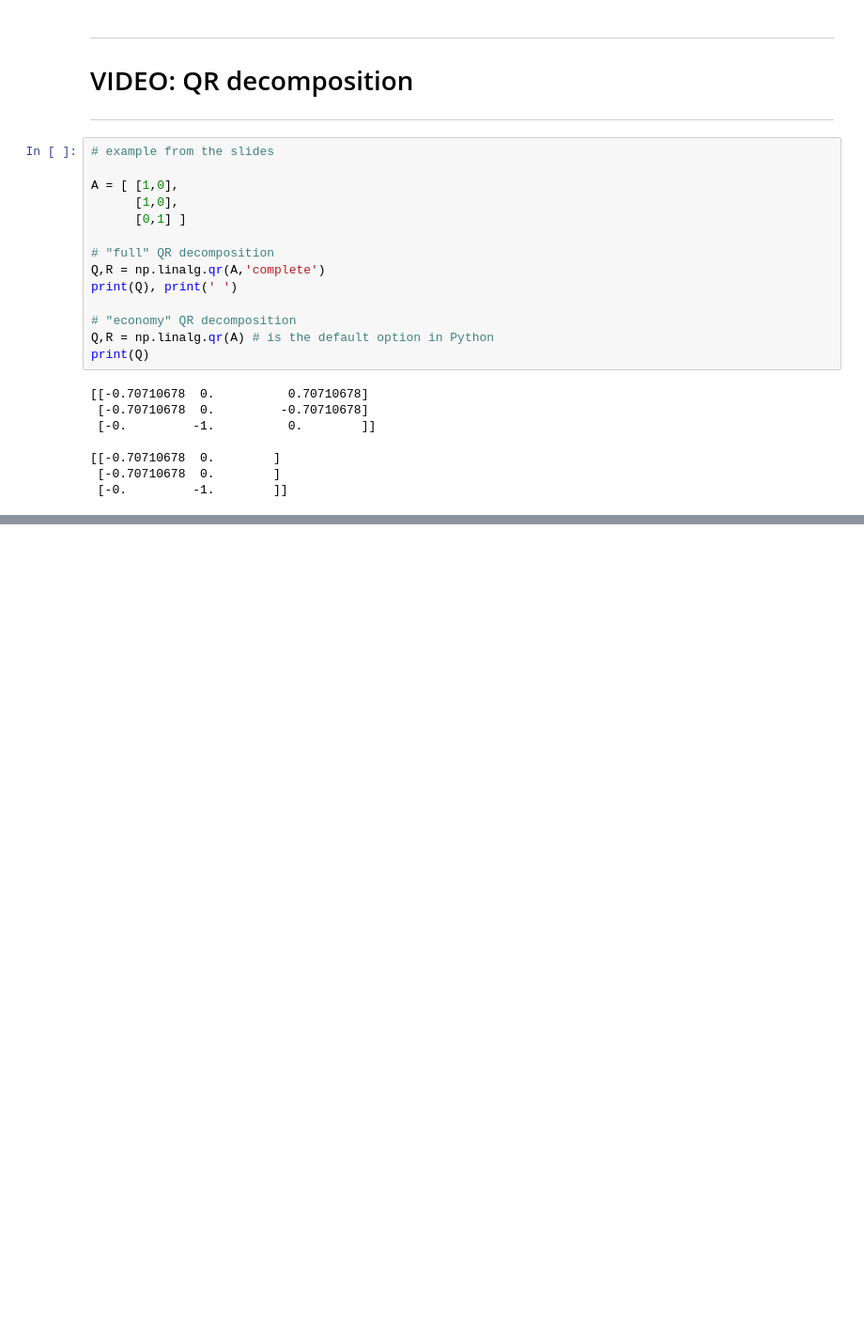
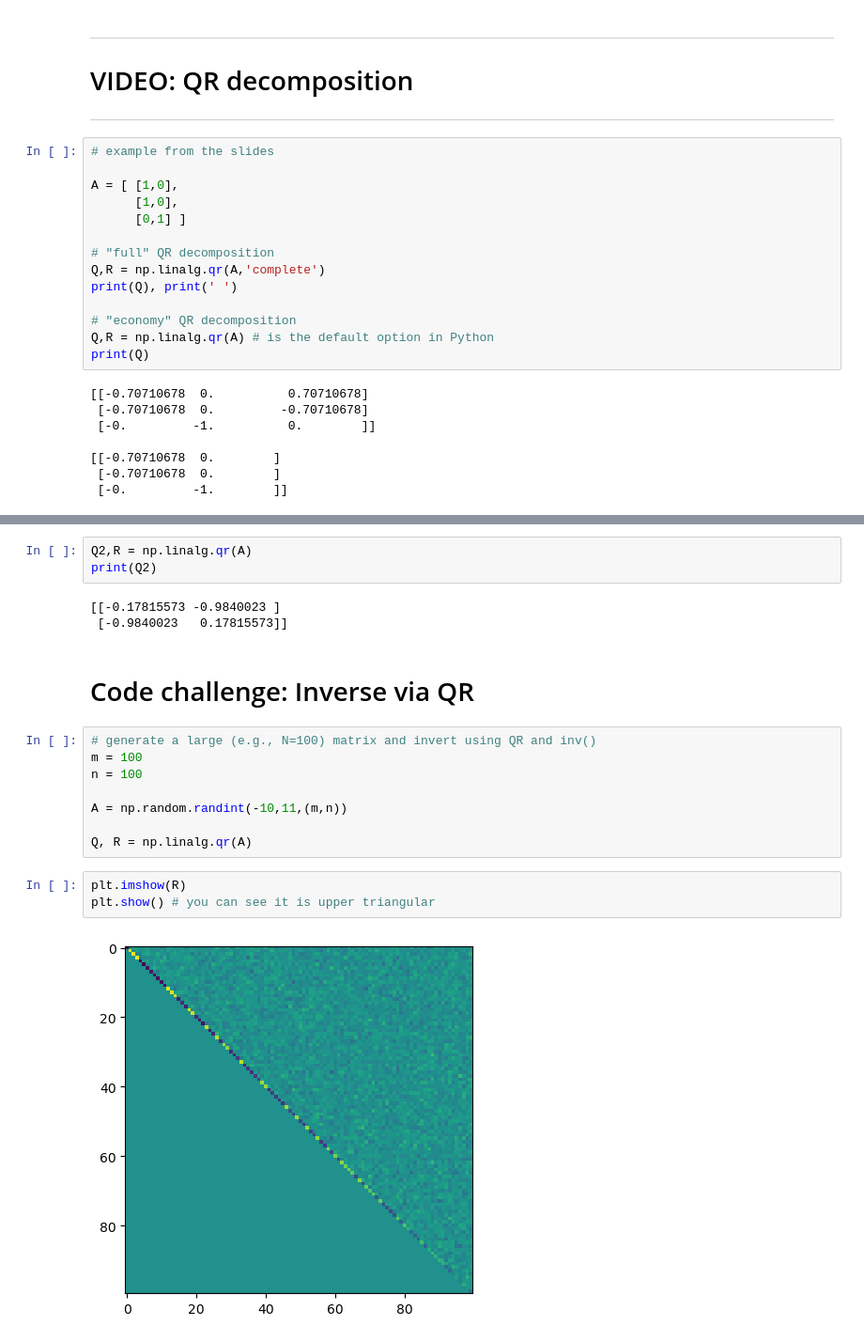
Before and after one commit to kaish-yo/LinearAlgebra_courseMaterials, a Jupyter notebook: 11_projorth/LA_projorth_allCode.ipynb, the cells around one changed output, grey strips where cells are left out. Shown: that part at 94% size. Cells and saved outputs as stored; diff of their text form; blank space fills up the shorter version.

```diff
--- a/11_projorth/LA_projorth_allCode.ipynb
+++ b/11_projorth/LA_projorth_allCode.ipynb
@@ -231,0 +358,21 @@ plt.plot()
+# %%
+Q2,R = np.linalg.qr(A)
+print(Q2)
+# %% [output]
+[[-0.17815573 -0.9840023 ]
+ [-0.9840023   0.17815573]]
+# %% [markdown]
+# Code challenge: Inverse via QR
+# %%
+# generate a large (e.g., N=100) matrix and invert using QR and inv()
+m = 100
+n = 100
+
+A = np.random.randint(-10,11,(m,n))
+
+Q, R = np.linalg.qr(A)
+# %%
+plt.imshow(R)
+plt.show() # you can see it is upper triangular
+# %% [output]
+[figure, added]
```
Also changed, not shown: parts of 33 cells of this notebook.
